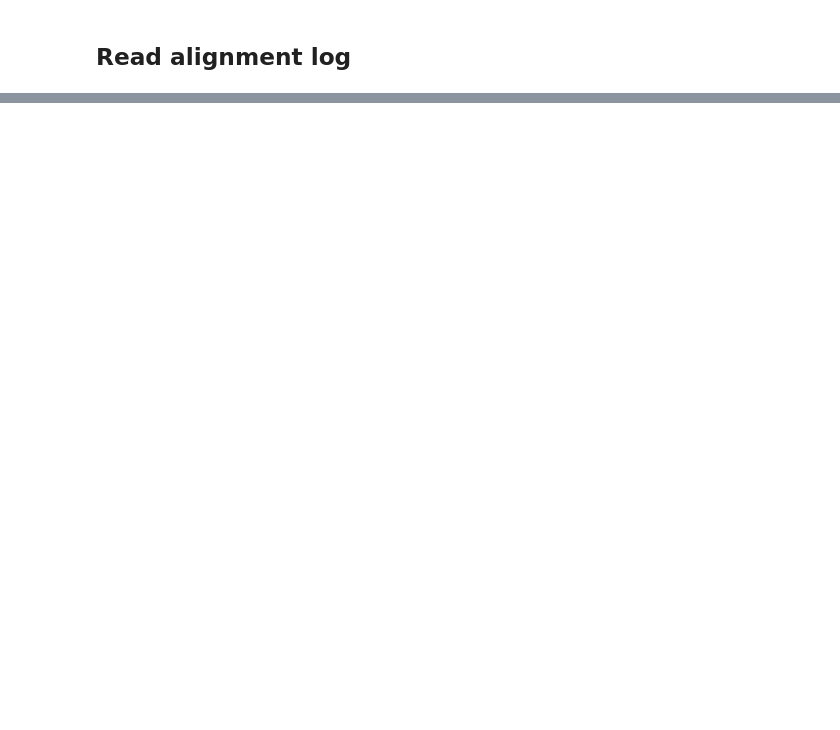
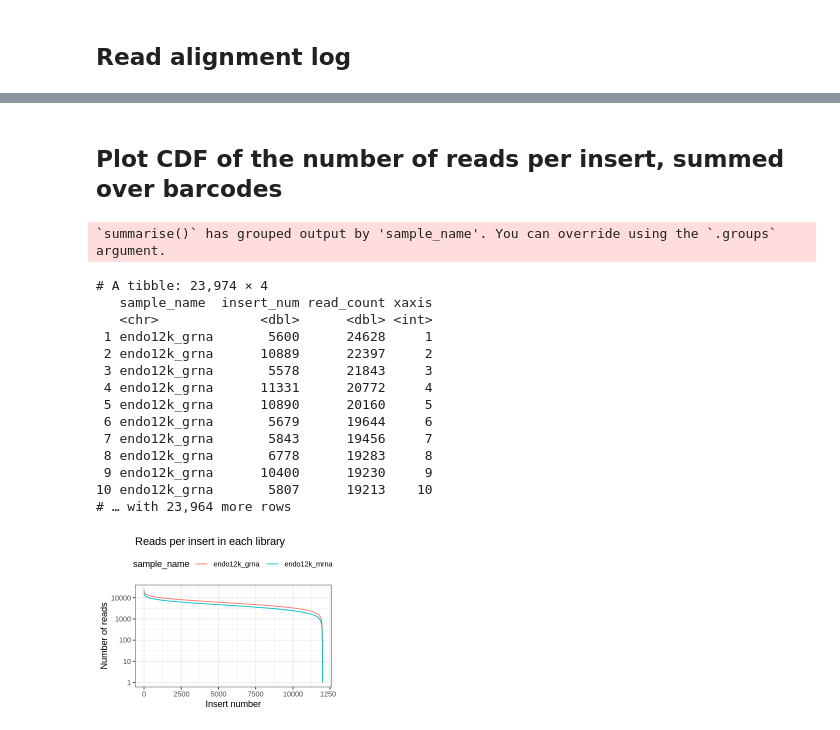
Before and after one commit to rasilab/burke_2022, a Jupyter notebook: analysis/barcode_seq/pool3_mrna/scripts/plot_alignment_statistics.ipynb, the cells around one changed output, grey strips where cells are left out. Saved outputs shown, nothing was run; the diff lists cells and outputs as text; code cells hidden in the pictures; blank space fills up the shorter version.

```diff
--- a/analysis/barcode_seq/pool3_mrna/scripts/plot_alignment_statistics.ipynb
+++ b/analysis/barcode_seq/pool3_mrna/scripts/plot_alignment_statistics.ipynb
@@ -24,0 +296,42 @@ Please use `cols = c(log)`”
+# %% [markdown]
+## Plot CDF of the number of reads per insert, summed over barcodes
+# %%
+options(repr.plot.width=4, repr.plot.height=3)
+
+plot_data <- barcode_insert_counts %>%
+  group_by(sample_name, insert_num) %>%
+  summarize(read_count = sum(barcode_count)) %>%
+  ungroup() %>%
+  group_by(sample_name) %>%
+  arrange(-read_count) %>%
+  mutate(xaxis = 1:(dplyr::n())) %>%
+  ungroup() %>%
+  print()
+
+plot_data %>%
+  ggplot(aes(x = xaxis, y = read_count, color = sample_name)) +
+  geom_line(aes(group = sample_name)) +
+  theme_bw() +
+  theme(legend.position = "top") +
+  scale_y_log10() +
+  labs(x = "Insert number", y = "Number of reads",
+       title = "Reads per insert in each library") +
+  # scale_color_manual(values = cbPalette[2:3]) +
+  NULL
+# %% [output]
+`summarise()` has grouped output by 'sample_name'. You can override using the `.groups` argument.
+# A tibble: 23,974 × 4
+   sample_name  insert_num read_count xaxis
+   <chr>             <dbl>      <dbl> <int>
+ 1 endo12k_grna       5600      24628     1
+ 2 endo12k_grna      10889      22397     2
+ 3 endo12k_grna       5578      21843     3
+ 4 endo12k_grna      11331      20772     4
+ 5 endo12k_grna      10890      20160     5
+ 6 endo12k_grna       5679      19644     6
+ 7 endo12k_grna       5843      19456     7
+ 8 endo12k_grna       6778      19283     8
+ 9 endo12k_grna      10400      19230     9
+10 endo12k_grna       5807      19213    10
+# … with 23,964 more rows
+[figure, added]
```
Also changed, not shown: parts of 21 cells of this notebook.
